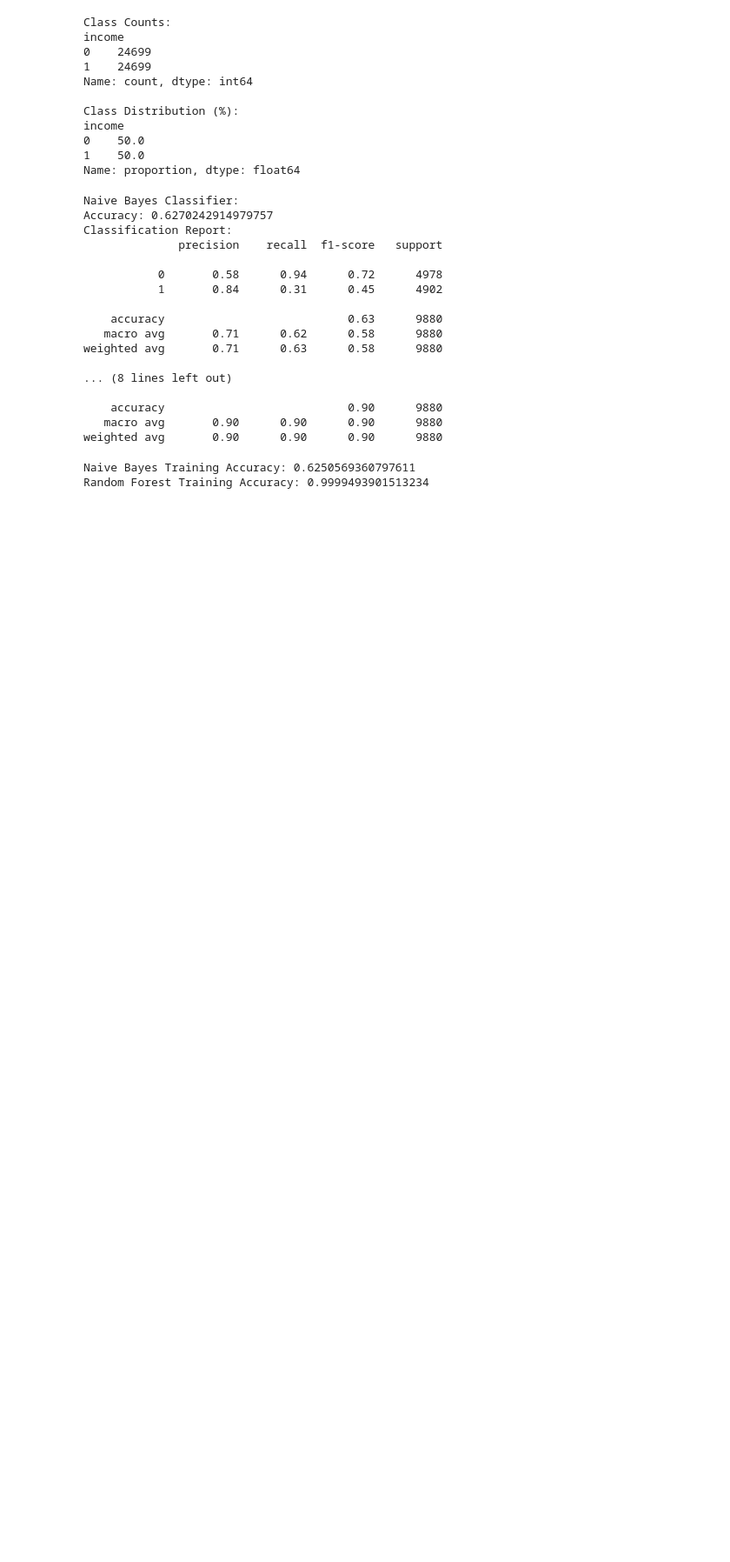
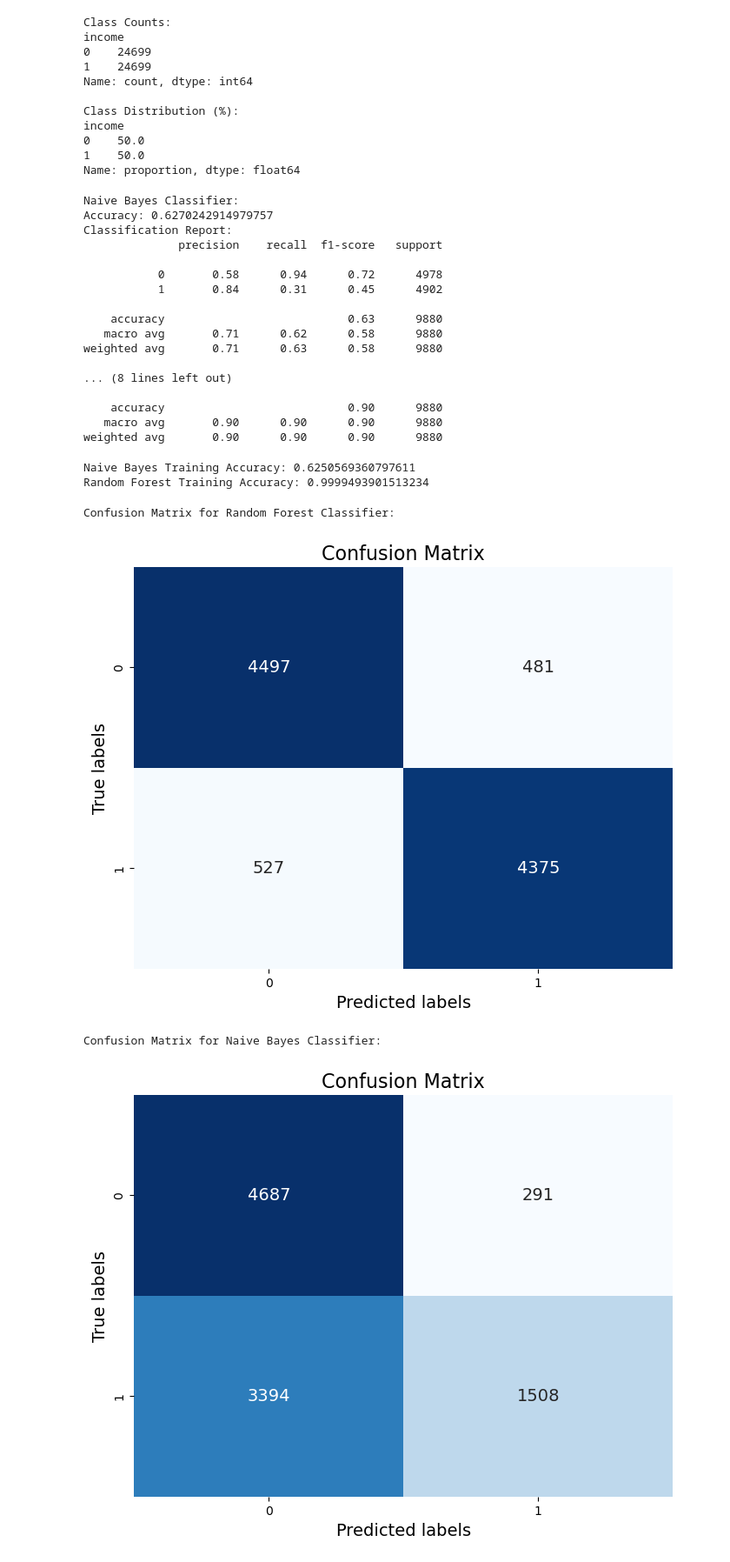
Before and after one commit to NabeelahF/ML-CW, a Jupyter notebook: CW.ipynb, the cells around one changed output. Shown: that part at 87% size. Saved outputs shown, nothing was run; the diff lists cells and outputs as text; code cells hidden in the pictures; blank space fills up the shorter version.

```diff
--- a/CW.ipynb
+++ b/CW.ipynb
@@ -368,3 +368,31 @@ print("Random Forest Training Accuracy:", rf_train_accuracy)
 # %% [output]
 Naive Bayes Training Accuracy: 0.6250569360797611
 Random Forest Training Accuracy: 0.9999493901513234
+# %%
+import matplotlib.pyplot as plt
+import seaborn as sns
+
+# Print Confusion Matrix for Random Forest Classifier
+print("\nConfusion Matrix for Random Forest Classifier:")
+cm = confusion_matrix(y_test, rf_predictions)
+plt.figure(figsize=(8, 6))
+sns.heatmap(cm, annot=True, cmap='Blues', fmt='g', cbar=False, annot_kws={"size": 14})
+plt.xlabel('Predicted labels', fontsize=14)
+plt.ylabel('True labels', fontsize=14)
+plt.title('Confusion Matrix', fontsize=16)
+plt.show()
+
+# Print Confusion Matrix for Naive Bayes Classifier
+print("\nConfusion Matrix for Naive Bayes Classifier:")
+cm_nb = confusion_matrix(y_test, nb_predictions)
+plt.figure(figsize=(8, 6))
+sns.heatmap(cm_nb, annot=True, cmap='Blues', fmt='g', cbar=False, annot_kws={"size": 14})
+plt.xlabel('Predicted labels', fontsize=14)
+plt.ylabel('True labels', fontsize=14)
+plt.title('Confusion Matrix', fontsize=16)
+plt.show()
+# %% [output]
+Confusion Matrix for Random Forest Classifier:
+[figure, added]
+Confusion Matrix for Naive Bayes Classifier:
+[figure, added]
```
Also changed, not shown: parts of 1 cell of this notebook, 1 other file.
